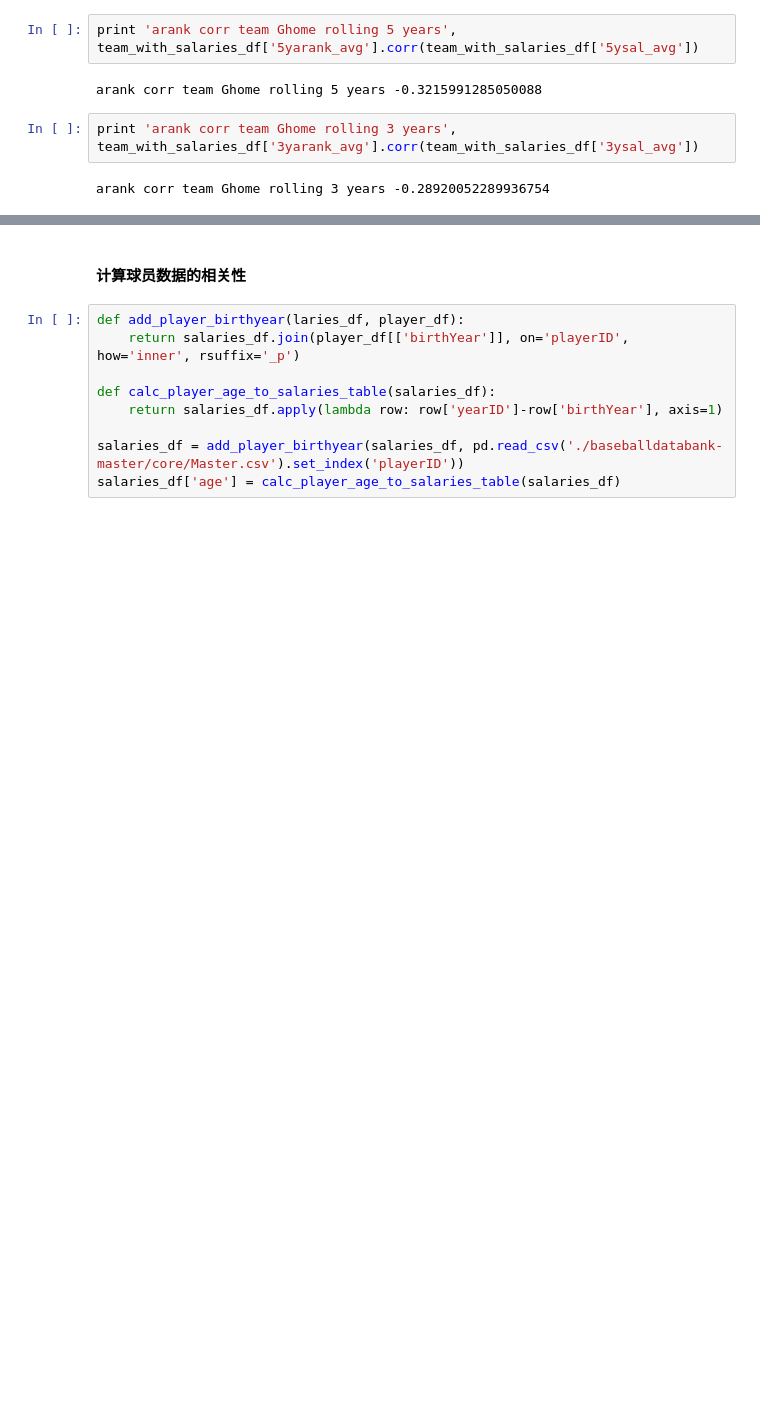
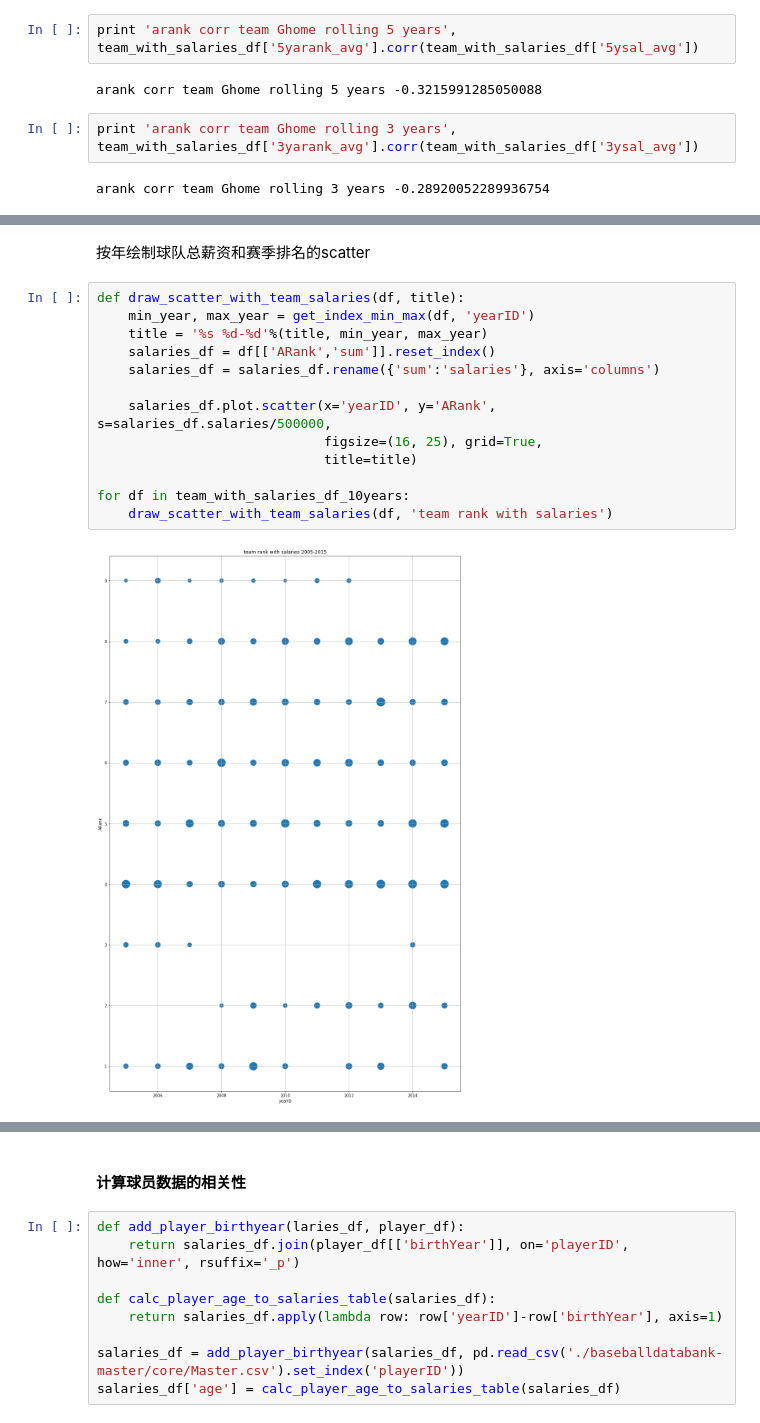
Before and after one commit to brucexin/udacity_nd002-cn-basic-2-baseball, a Jupyter notebook: main.ipynb, the cells around one changed output, grey strips where cells are left out. Cells and saved outputs as stored; diff of their text form; blank space fills up the shorter version.

```diff
--- a/main.ipynb
+++ b/main.ipynb
@@ -203,0 +245,17 @@ arank corr team Ghome rolling 3 years -0.28920052289936754
+# %% [markdown]
+按年绘制球队总薪资和赛季排名的scatter
+# %%
+def draw_scatter_with_team_salaries(df, title):
+    min_year, max_year = get_index_min_max(df, 'yearID')
+    title = '%s %d-%d'%(title, min_year, max_year)
+    salaries_df = df[['ARank','sum']].reset_index()
+    salaries_df = salaries_df.rename({'sum':'salaries'}, axis='columns')
+
+    salaries_df.plot.scatter(x='yearID', y='ARank', s=salaries_df.salaries/500000,
+                             figsize=(16, 25), grid=True,
+                             title=title)
+
+for df in team_with_salaries_df_10years:
+    draw_scatter_with_team_salaries(df, 'team rank with salaries')
+# %% [output]
+[figure, added]
```
Also changed, not shown: parts of 24 cells of this notebook, 1 other file.
